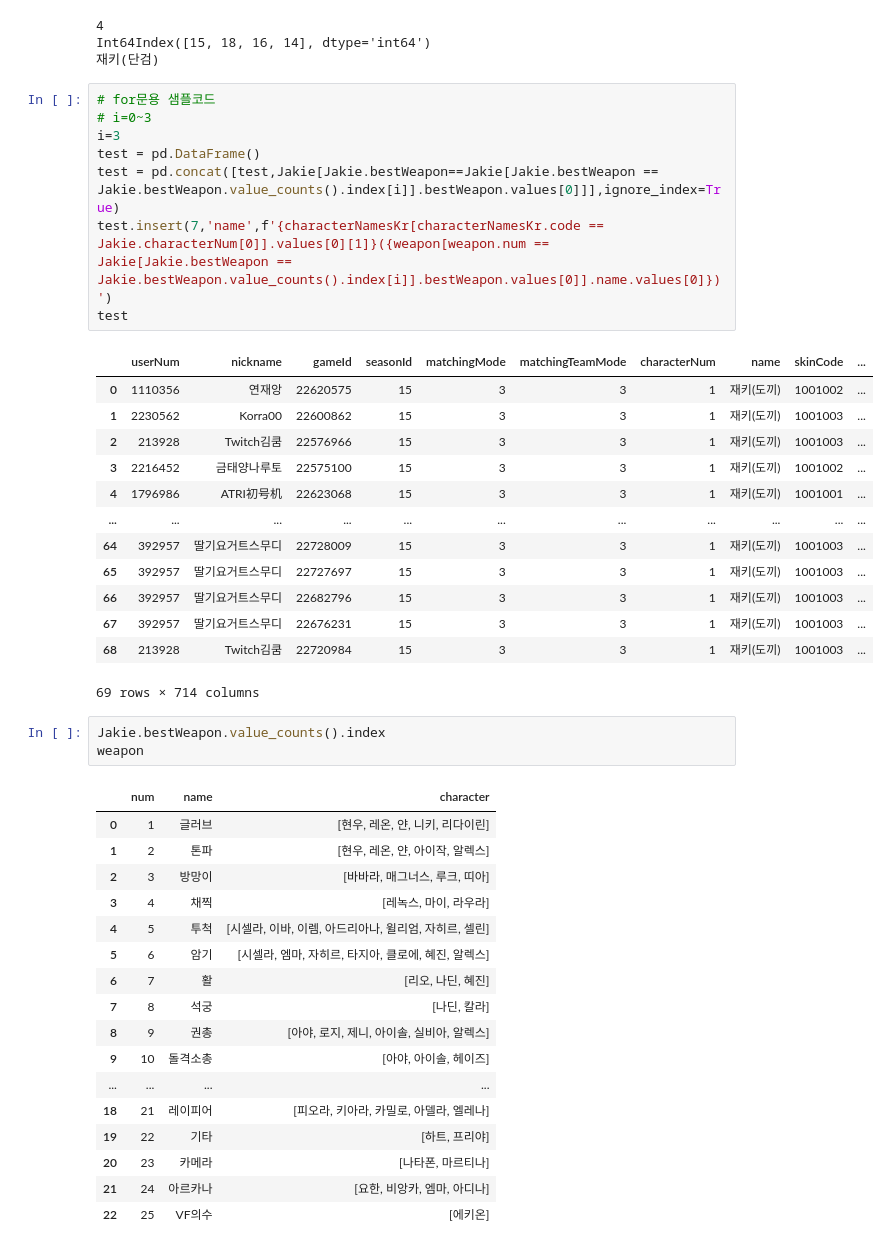
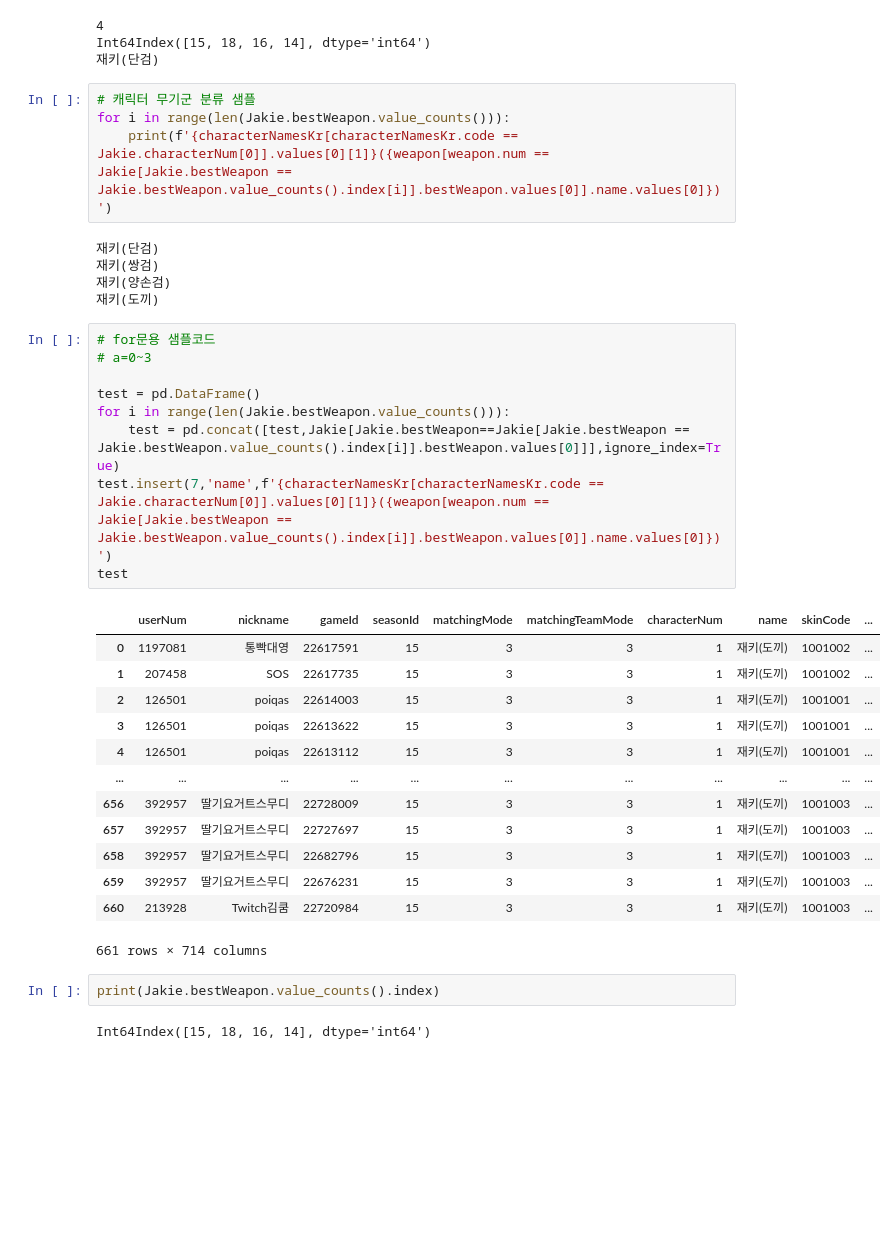
Before and after one commit to discipliner/webCrawling, a Jupyter notebook: analysis.ipynb, the cells around one changed output. Cells and saved outputs as stored; diff of their text form; blank space fills up the shorter version.

```diff
--- a/analysis.ipynb
+++ b/analysis.ipynb
@@ -577,46 +557,39 @@ print(f'{characterNamesKr[characterNamesKr.code == Jakie.characterNum[0]].values
 4
 Int64Index([15, 18, 16, 14], dtype='int64')
 재키(단검)
+# %%
+# 캐릭터 무기군 분류 샘플
+for i in range(len(Jakie.bestWeapon.value_counts())):
+    print(f'{characterNamesKr[characterNamesKr.code == Jakie.characterNum[0]].values[0][1]}({weapon[weapon.num == Jakie[Jakie.bestWeapon == Jakie.bestWeapon.value_counts().index[i]].bestWeapon.values[0]].name.values[0]})')
+# %% [output]
+재키(단검)
+재키(쌍검)
+재키(양손검)
+재키(도끼)
 # %%
 # for문용 샘플코드
-# i=0~3
-i=3
+# a=0~3
+
 test = pd.DataFrame()
-test = pd.concat([test,Jakie[Jakie.bestWeapon==Jakie[Jakie.bestWeapon == Jakie.bestWeapon.value_counts().index[i]].bestWeapon.values[0]]],ignore_index=True)
+for i in range(len(Jakie.bestWeapon.value_counts())):
+    test = pd.concat([test,Jakie[Jakie.bestWeapon==Jakie[Jakie.bestWeapon == Jakie.bestWeapon.value_counts().index[i]].bestWeapon.values[0]]],ignore_index=True)
 test.insert(7,'name',f'{characterNamesKr[characterNamesKr.code == Jakie.characterNum[0]].values[0][1]}({weapon[weapon.num == Jakie[Jakie.bestWeapon == Jakie.bestWeapon.value_counts().index[i]].bestWeapon.values[0]].name.values[0]})')
 test
 # %% [output]
 |  | userNum | nickname | gameId | seasonId | matchingMode | matchingTeamMode | characterNum | name | skinCode | ... |
-| 0 | 1110356 | 연재앙 | 22620575 | 15 | 3 | 3 | 1 | 재키(도끼) | 1001002 | ... |
-| 1 | 2230562 | Korra00 | 22600862 | 15 | 3 | 3 | 1 | 재키(도끼) | 1001003 | ... |
-| 2 | 213928 | Twitch김쿰 | 22576966 | 15 | 3 | 3 | 1 | 재키(도끼) | 1001003 | ... |
-| 3 | 2216452 | 금태양나루토 | 22575100 | 15 | 3 | 3 | 1 | 재키(도끼) | 1001002 | ... |
-| 4 | 1796986 | ATRI初号机 | 22623068 | 15 | 3 | 3 | 1 | 재키(도끼) | 1001001 | ... |
+| 0 | 1197081 | 통빡대영 | 22617591 | 15 | 3 | 3 | 1 | 재키(도끼) | 1001002 | ... |
+| 1 | 207458 | SOS | 22617735 | 15 | 3 | 3 | 1 | 재키(도끼) | 1001002 | ... |
+| 2 | 126501 | poiqas | 22614003 | 15 | 3 | 3 | 1 | 재키(도끼) | 1001001 | ... |
+| 3 | 126501 | poiqas | 22613622 | 15 | 3 | 3 | 1 | 재키(도끼) | 1001001 | ... |
+| 4 | 126501 | poiqas | 22613112 | 15 | 3 | 3 | 1 | 재키(도끼) | 1001001 | ... |
 | ... | ... | ... | ... | ... | ... | ... | ... | ... | ... | ... |
-| 64 | 392957 | 딸기요거트스무디 | 22728009 | 15 | 3 | 3 | 1 | 재키(도끼) | 1001003 | ... |
-| 65 | 392957 | 딸기요거트스무디 | 22727697 | 15 | 3 | 3 | 1 | 재키(도끼) | 1001003 | ... |
-| 66 | 392957 | 딸기요거트스무디 | 22682796 | 15 | 3 | 3 | 1 | 재키(도끼) | 1001003 | ... |
-| 67 | 392957 | 딸기요거트스무디 | 22676231 | 15 | 3 | 3 | 1 | 재키(도끼) | 1001003 | ... |
-| 68 | 213928 | Twitch김쿰 | 22720984 | 15 | 3 | 3 | 1 | 재키(도끼) | 1001003 | ... |
+| 656 | 392957 | 딸기요거트스무디 | 22728009 | 15 | 3 | 3 | 1 | 재키(도끼) | 1001003 | ... |
+| 657 | 392957 | 딸기요거트스무디 | 22727697 | 15 | 3 | 3 | 1 | 재키(도끼) | 1001003 | ... |
+| 658 | 392957 | 딸기요거트스무디 | 22682796 | 15 | 3 | 3 | 1 | 재키(도끼) | 1001003 | ... |
+| 659 | 392957 | 딸기요거트스무디 | 22676231 | 15 | 3 | 3 | 1 | 재키(도끼) | 1001003 | ... |
+| 660 | 213928 | Twitch김쿰 | 22720984 | 15 | 3 | 3 | 1 | 재키(도끼) | 1001003 | ... |
-69 rows × 714 columns
+661 rows × 714 columns
 # %%
-Jakie.bestWeapon.value_counts().index
-weapon
+print(Jakie.bestWeapon.value_counts().index)
 # %% [output]
-|  | num | name | character |
-| 0 | 1 | 글러브 | [현우, 레온, 얀, 니키, 리다이린] |
-| 1 | 2 | 톤파 | [현우, 레온, 얀, 아이작, 알렉스] |
-| 2 | 3 | 방망이 | [바바라, 매그너스, 루크, 띠아] |
-| 3 | 4 | 채찍 | [레녹스, 마이, 라우라] |
-| 4 | 5 | 투척 | [시셀라, 이바, 이렘, 아드리아나, 윌리엄, 자히르, 셀린] |
-| 5 | 6 | 암기 | [시셀라, 엠마, 자히르, 타지아, 클로에, 혜진, 알렉스] |
-| 6 | 7 | 활 | [리오, 나딘, 혜진] |
-| 7 | 8 | 석궁 | [나딘, 칼라] |
-| 8 | 9 | 권총 | [아야, 로지, 제니, 아이솔, 실비아, 알렉스] |
-| 9 | 10 | 돌격소총 | [아야, 아이솔, 헤이즈] |
-| ... | ... | ... | ... |
-| 18 | 21 | 레이피어 | [피오라, 키아라, 카밀로, 아델라, 엘레나] |
-| 19 | 22 | 기타 | [하트, 프리야] |
-| 20 | 23 | 카메라 | [나타폰, 마르티나] |
-| 21 | 24 | 아르카나 | [요한, 비앙카, 엠마, 아디나] |
-| 22 | 25 | VF의수 | [에키온] |
+Int64Index([15, 18, 16, 14], dtype='int64')
```
Also changed, not shown: parts of 15 cells of this notebook, 2 other files.
